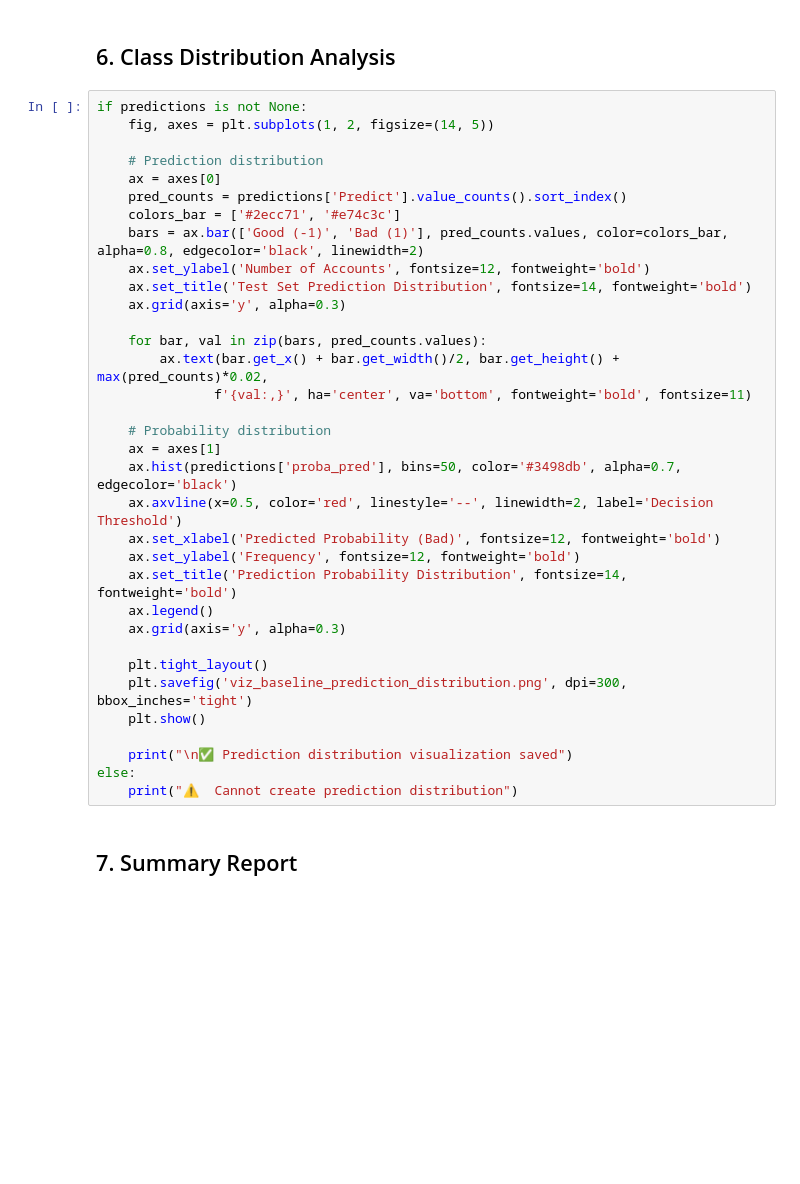
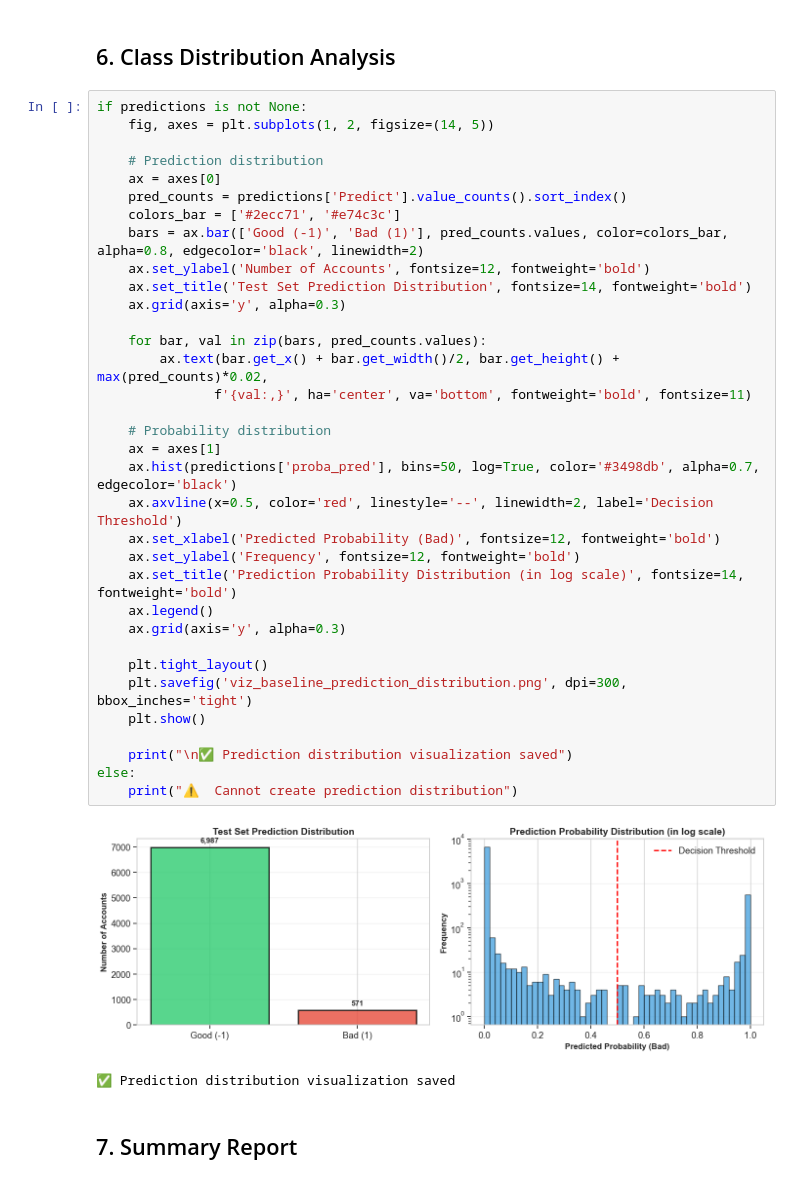
Before and after one commit to jyusiwong/AccML, a Jupyter notebook: 02_baseline_visualization.ipynb, the cells around one changed output. Saved outputs shown, nothing was run; the diff lists cells and outputs as text; blank space fills up the shorter version.

Commit message:
feat: include summary and statistics for reference - update five stat pngs - update 02_basline_visualization.ipynb with outputs

```diff
--- a/02_baseline_visualization.ipynb
+++ b/02_baseline_visualization.ipynb
@@ -347,35 +409,38 @@ if predictions is not None:
     fig, axes = plt.subplots(1, 2, figsize=(14, 5))
 
     # Prediction distribution
     ax = axes[0]
     pred_counts = predictions['Predict'].value_counts().sort_index()
     colors_bar = ['#2ecc71', '#e74c3c']
     bars = ax.bar(['Good (-1)', 'Bad (1)'], pred_counts.values, color=colors_bar, alpha=0.8, edgecolor='black', linewidth=2)
     ax.set_ylabel('Number of Accounts', fontsize=12, fontweight='bold')
     ax.set_title('Test Set Prediction Distribution', fontsize=14, fontweight='bold')
     ax.grid(axis='y', alpha=0.3)
 
     for bar, val in zip(bars, pred_counts.values):
         ax.text(bar.get_x() + bar.get_width()/2, bar.get_height() + max(pred_counts)*0.02,
                f'{val:,}', ha='center', va='bottom', fontweight='bold', fontsize=11)
 
     # Probability distribution
     ax = axes[1]
-    ax.hist(predictions['proba_pred'], bins=50, color='#3498db', alpha=0.7, edgecolor='black')
+    ax.hist(predictions['proba_pred'], bins=50, log=True, color='#3498db', alpha=0.7, edgecolor='black')
     ax.axvline(x=0.5, color='red', linestyle='--', linewidth=2, label='Decision Threshold')
     ax.set_xlabel('Predicted Probability (Bad)', fontsize=12, fontweight='bold')
     ax.set_ylabel('Frequency', fontsize=12, fontweight='bold')
-    ax.set_title('Prediction Probability Distribution', fontsize=14, fontweight='bold')
+    ax.set_title('Prediction Probability Distribution (in log scale)', fontsize=14, fontweight='bold')
     ax.legend()
     ax.grid(axis='y', alpha=0.3)
 
     plt.tight_layout()
     plt.savefig('viz_baseline_prediction_distribution.png', dpi=300, bbox_inches='tight')
     plt.show()
 
     print("\n✅ Prediction distribution visualization saved")
 else:
     print("⚠️  Cannot create prediction distribution")
+# %% [output]
+[figure, added]
+✅ Prediction distribution visualization saved
 # %% [markdown]
 ## 7. Summary Report
 # %%
```
Also changed, not shown: parts of 7 cells of this notebook, 6 other files.
